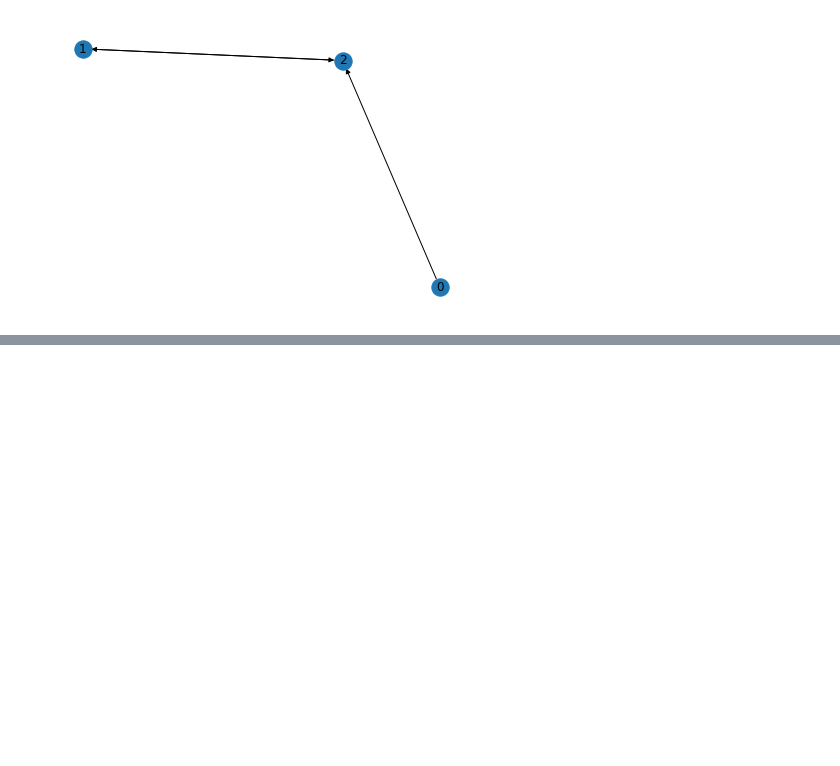
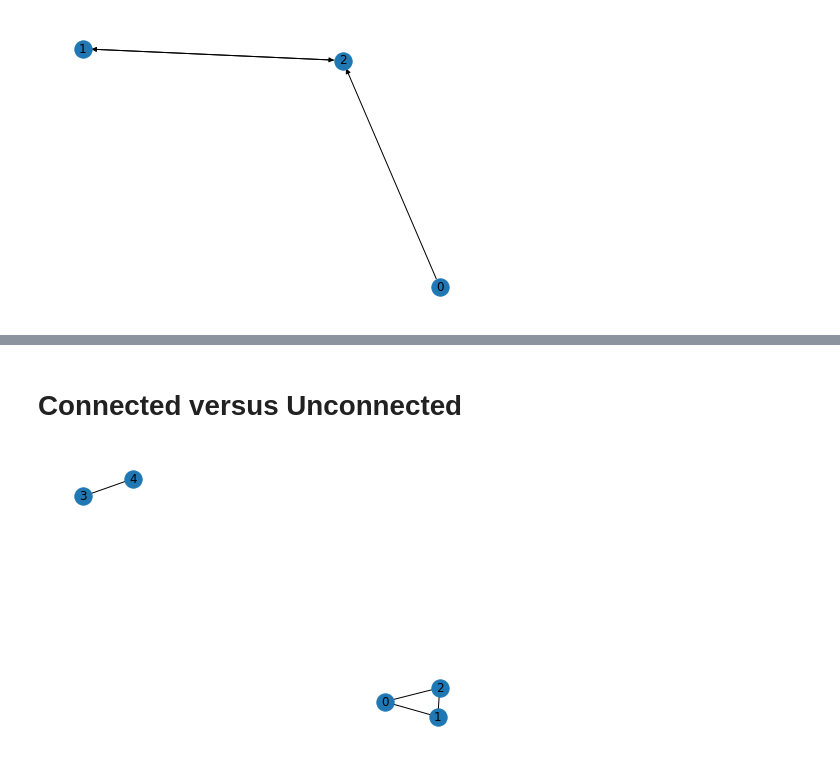
Before and after one commit to joseph-c-mcguire/Thesis, a Jupyter notebook: 599_Graph_Generation.ipynb, the cells around one changed output, grey strips where cells are left out. Saved outputs shown, nothing was run; the diff lists cells and outputs as text; code cells hidden in the pictures; blank space fills up the shorter version.

```diff
--- a/599_Graph_Generation.ipynb
+++ b/599_Graph_Generation.ipynb
@@ -59,0 +98,22 @@ matrix([[0., 0., 1.],
+# %% [markdown]
+# Connected versus Unconnected
+# %%
+import networkx as nx
+import numpy as np
+import matplotlib.pyplot as plt
+
+G = nx.Graph()
+V = range(0,5)
+E = [(0,1),(0,2),(1,2), (3,4)]
+
+
+G.add_nodes_from(V)
+G.add_edges_from(E)
+fig = plt.figure(1)
+pos = nx.spring_layout(G)
+
+nx.draw(G, pos = pos, with_labels = True)
+
+plt.savefig('disconnected_graph.png', Format = 'PNG')
+# %% [output]
+[figure, added]
```
Also changed, not shown: parts of 9 cells of this notebook.
